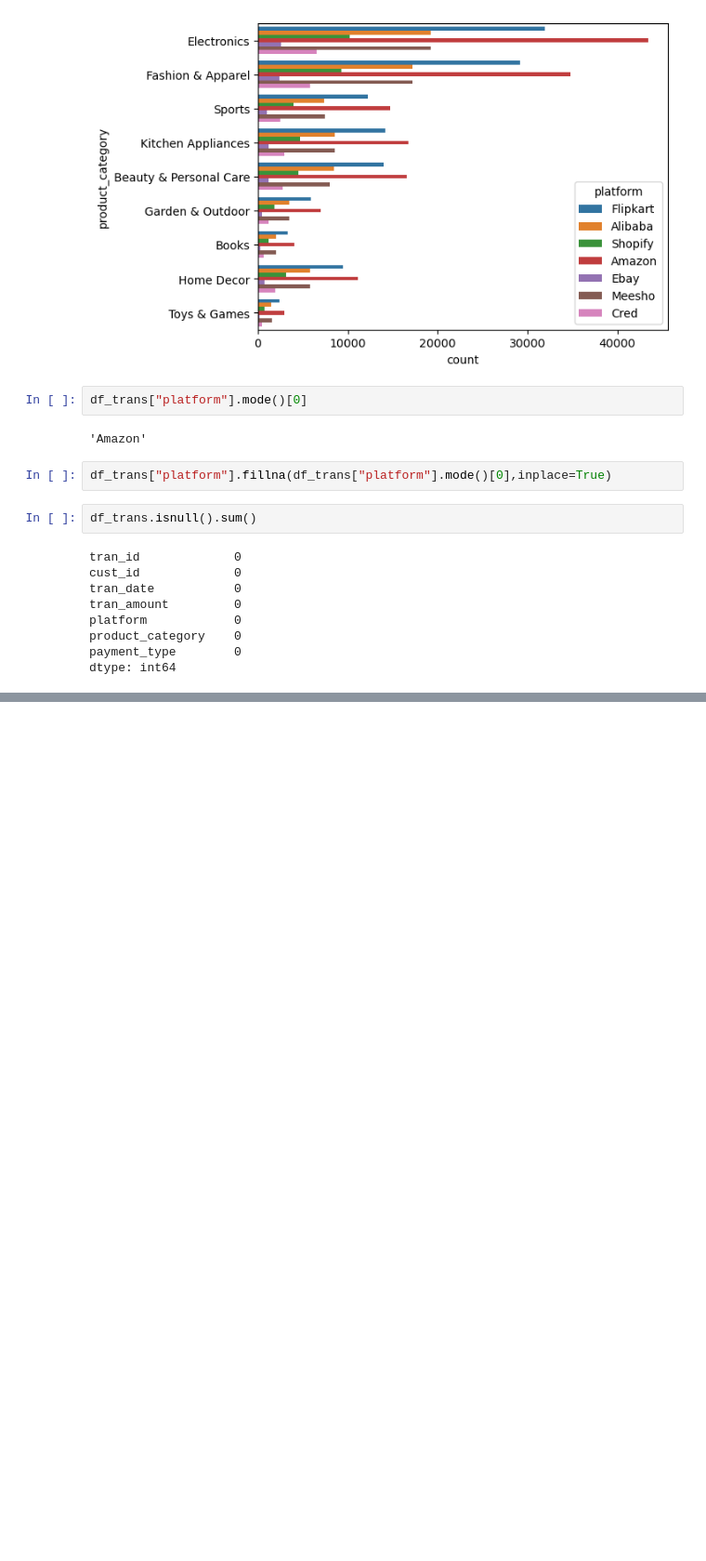
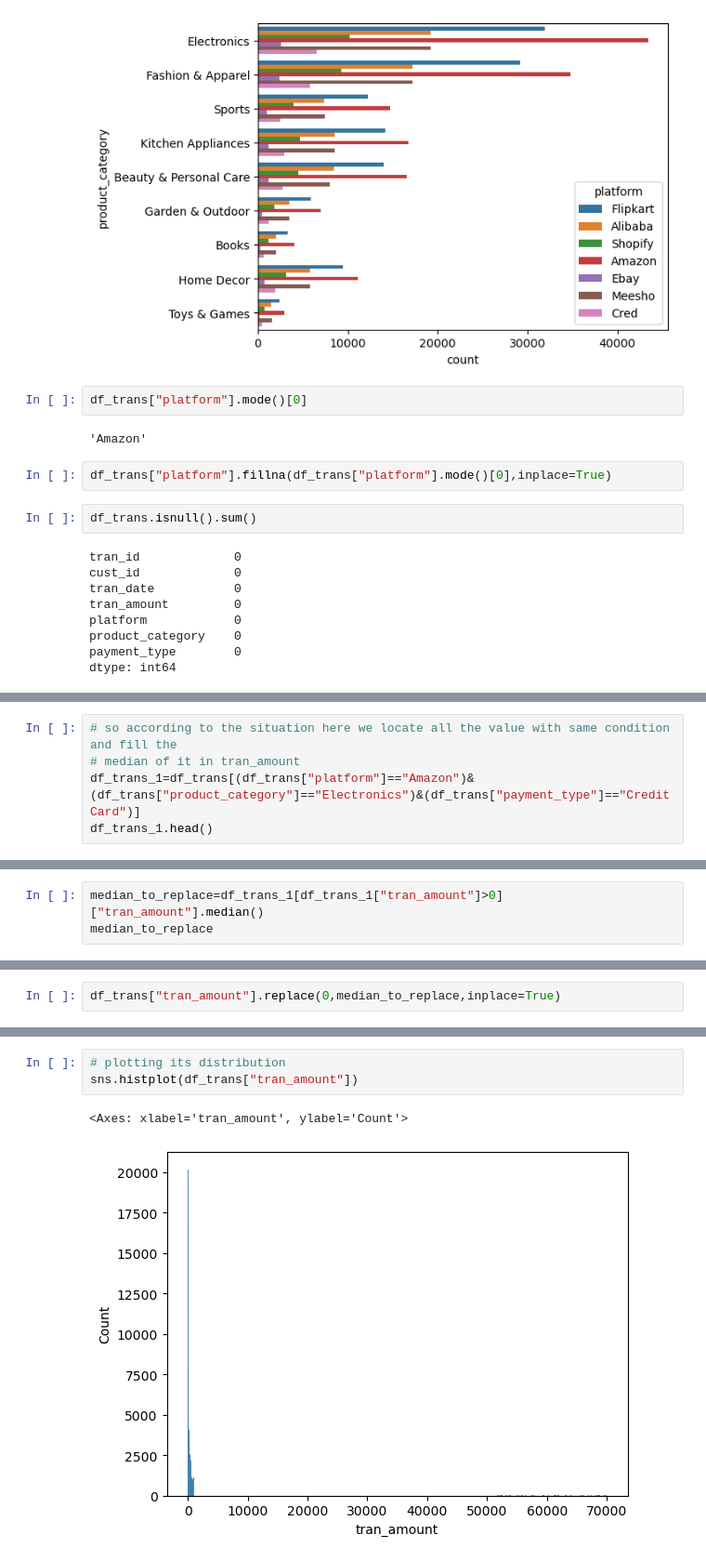
Before and after one commit to Vishal-Nishad/CodeBasics, a Jupyter notebook: 3. Math and Statistics/9. Phase 1-Find Target Market/Untitled.ipynb, the cells around one changed output, grey strips where cells are left out. Shown at 93% size. Saved outputs shown, nothing was run; the diff lists cells and outputs as text; blank space fills up the shorter version.

```diff
--- a/3. Math and Statistics/9. Phase 1-Find Target Market/Untitled.ipynb
+++ b/3. Math and Statistics/9. Phase 1-Find Target Market/Untitled.ipynb
@@ -882,0 +930,5 @@ dtype: int64
+# %%
+# so according to the situation here we locate all the value with same condition and fill the
+# median of it in tran_amount
+df_trans_1=df_trans[(df_trans["platform"]=="Amazon")&(df_trans["product_category"]=="Electronics")&(df_trans["payment_type"]=="Credit Card")]
+df_trans_1.head()
@@ -882,0 +942,3 @@ dtype: int64
+# %%
+median_to_replace=df_trans_1[df_trans_1["tran_amount"]>0]["tran_amount"].median()
+median_to_replace
@@ -882,0 +947,2 @@ dtype: int64
+# %%
+df_trans["tran_amount"].replace(0,median_to_replace,inplace=True)
@@ -882,0 +961,6 @@ dtype: int64
+# %%
+# plotting its distribution
+sns.histplot(df_trans["tran_amount"])
+# %% [output]
+<Axes: xlabel='tran_amount', ylabel='Count'>
+[figure, added]
```
Also changed, not shown: parts of 27 cells of this notebook.
